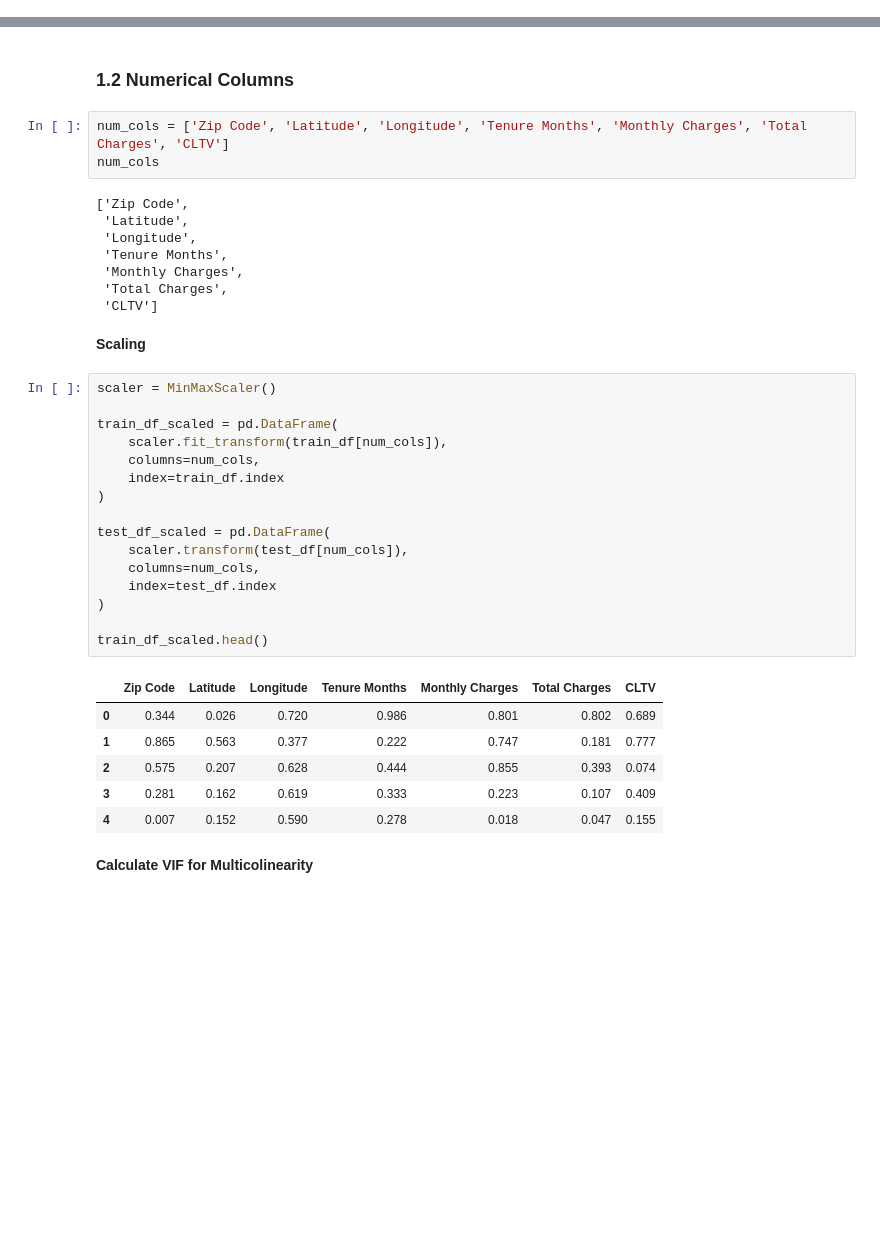
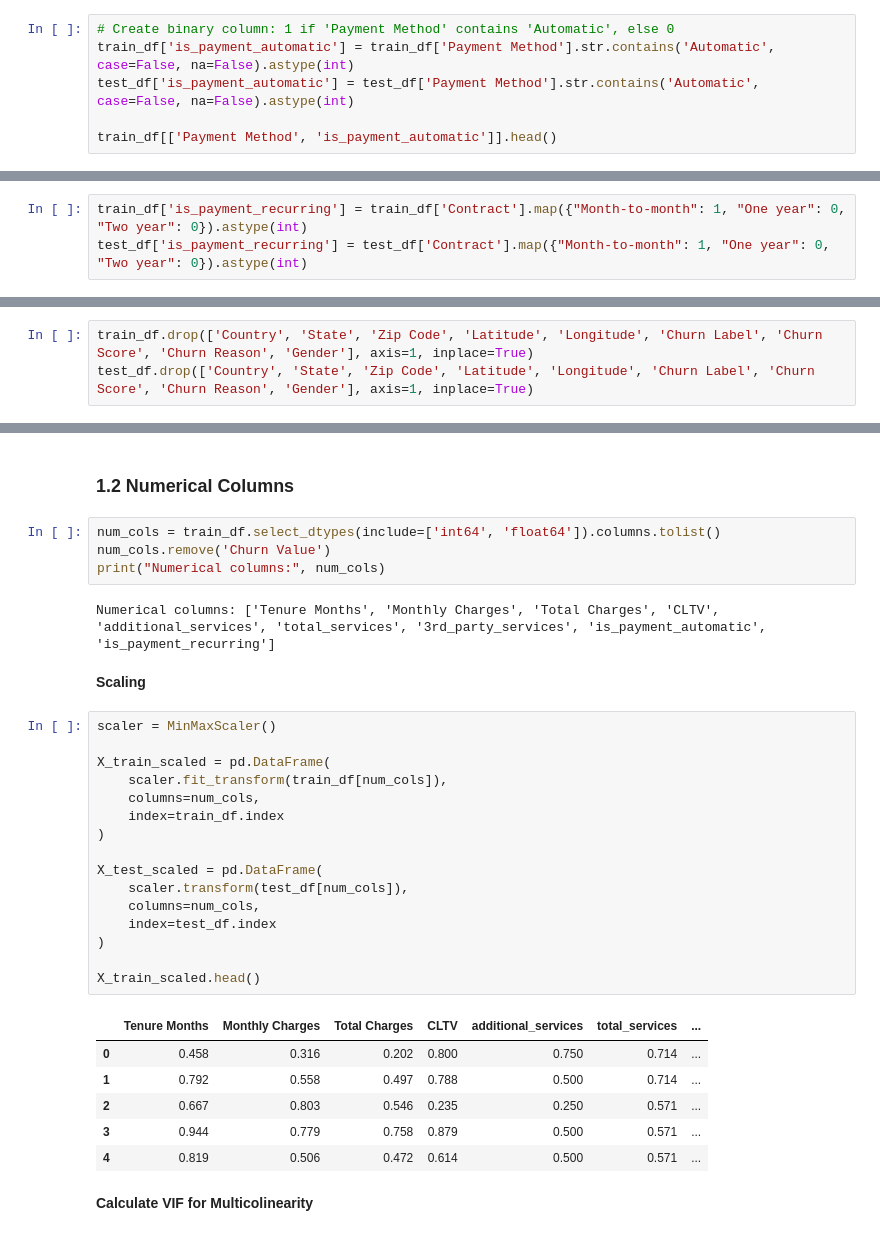
Before and after one commit to lintosunny/churn-x, a Jupyter notebook: ml/notebooks/feature_engineering.ipynb, the cells around one changed output, grey strips where cells are left out. Drawn from its saved outputs; the diff is of its cells as text; blank space fills up the shorter version.

```diff
--- a/ml/notebooks/feature_engineering.ipynb
+++ b/ml/notebooks/feature_engineering.ipynb
@@ -49,0 +116,6 @@ train_df.head(3)
+# %%
+# Create binary column: 1 if 'Payment Method' contains 'Automatic', else 0
+train_df['is_payment_automatic'] = train_df['Payment Method'].str.contains('Automatic', case=False, na=False).astype(int)
+test_df['is_payment_automatic'] = test_df['Payment Method'].str.contains('Automatic', case=False, na=False).astype(int)
+
+train_df[['Payment Method', 'is_payment_automatic']].head()
@@ -49,0 +133,3 @@ train_df.head(3)
+# %%
+train_df['is_payment_recurring'] = train_df['Contract'].map({"Month-to-month": 1, "One year": 0, "Two year": 0}).astype(int)
+test_df['is_payment_recurring'] = test_df['Contract'].map({"Month-to-month": 1, "One year": 0, "Two year": 0}).astype(int)
@@ -50,3 +142,6 @@ train_df.head(3)
+# %%
+train_df.drop(['Country', 'State', 'Zip Code', 'Latitude', 'Longitude', 'Churn Label', 'Churn Score', 'Churn Reason', 'Gender'], axis=1, inplace=True)
+test_df.drop(['Country', 'State', 'Zip Code', 'Latitude', 'Longitude', 'Churn Label', 'Churn Score', 'Churn Reason', 'Gender'], axis=1, inplace=True)
 # %% [markdown]
 ### 1.1 Categorical Features
 # %%
@@ -179,41 +266,36 @@ selected_cat_features_iv
 # %% [markdown]
 ### 1.2 Numerical Columns
 # %%
-num_cols = ['Zip Code', 'Latitude', 'Longitude', 'Tenure Months', 'Monthly Charges', 'Total Charges', 'CLTV']
-num_cols
+num_cols = train_df.select_dtypes(include=['int64', 'float64']).columns.tolist()
+num_cols.remove('Churn Value')
+print("Numerical columns:", num_cols)
 # %% [output]
-['Zip Code',
- 'Latitude',
- 'Longitude',
- 'Tenure Months',
- 'Monthly Charges',
- 'Total Charges',
- 'CLTV']
+Numerical columns: ['Tenure Months', 'Monthly Charges', 'Total Charges', 'CLTV', 'additional_services', 'total_services', '3rd_party_services', 'is_payment_automatic', 'is_payment_recurring']
 # %% [markdown]
 **Scaling**
 # %%
 scaler = MinMaxScaler()
 
-train_df_scaled = pd.DataFrame(
+X_train_scaled = pd.DataFrame(
     scaler.fit_transform(train_df[num_cols]),
     columns=num_cols,
     index=train_df.index
 )
 
-test_df_scaled = pd.DataFrame(
+X_test_scaled = pd.DataFrame(
     scaler.transform(test_df[num_cols]),
     columns=num_cols,
     index=test_df.index
 )
 
-train_df_scaled.head()
+X_train_scaled.head()
 # %% [output]
-|  | Zip Code | Latitude | Longitude | Tenure Months | Monthly Charges | Total Charges | CLTV |
-| 0 | 0.344 | 0.026 | 0.720 | 0.986 | 0.801 | 0.802 | 0.689 |
-| 1 | 0.865 | 0.563 | 0.377 | 0.222 | 0.747 | 0.181 | 0.777 |
-| 2 | 0.575 | 0.207 | 0.628 | 0.444 | 0.855 | 0.393 | 0.074 |
-| 3 | 0.281 | 0.162 | 0.619 | 0.333 | 0.223 | 0.107 | 0.409 |
-| 4 | 0.007 | 0.152 | 0.590 | 0.278 | 0.018 | 0.047 | 0.155 |
+|  | Tenure Months | Monthly Charges | Total Charges | CLTV | additional_services | total_services | ... |
+| 0 | 0.458 | 0.316 | 0.202 | 0.800 | 0.750 | 0.714 | ... |
+| 1 | 0.792 | 0.558 | 0.497 | 0.788 | 0.500 | 0.714 | ... |
+| 2 | 0.667 | 0.803 | 0.546 | 0.235 | 0.250 | 0.571 | ... |
+| 3 | 0.944 | 0.779 | 0.758 | 0.879 | 0.500 | 0.571 | ... |
+| 4 | 0.819 | 0.506 | 0.472 | 0.614 | 0.500 | 0.571 | ... |
 # %% [markdown]
 **Calculate VIF for Multicolinearity**
 # %%
```
Also changed, not shown: parts of 33 cells of this notebook, 15 other files.
